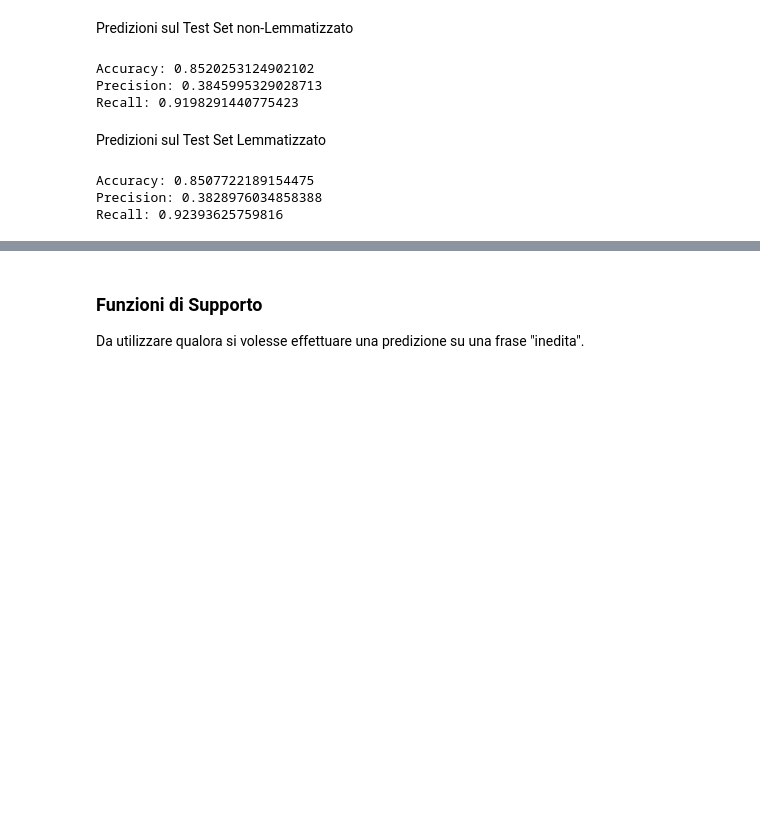
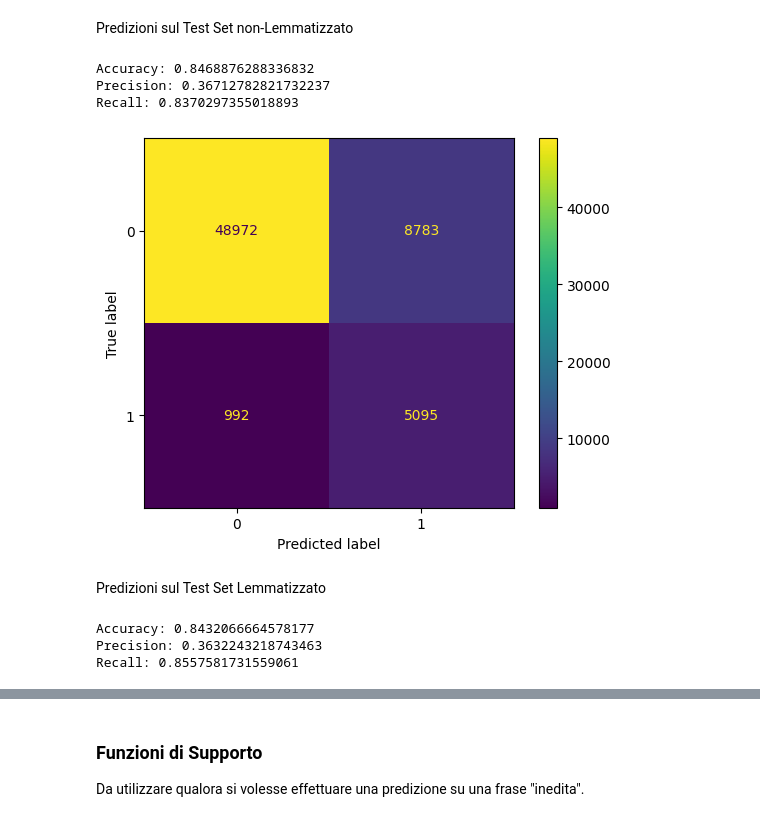
Before and after one commit to AlessandroPesare/DLProject, a Jupyter notebook: models/base/svm_classifier.ipynb, the cells around one changed output, grey strips where cells are left out. Cells and saved outputs as stored; diff of their text form; code cells hidden in the pictures; blank space fills up the shorter version.

```diff
--- a/models/base/svm_classifier.ipynb
+++ b/models/base/svm_classifier.ipynb
@@ -66,7 +67,7 @@ X_train_lem.shape: (30577, 49188)
 # %% [markdown]
 ## Addestramento del Modello
 # %%
-kernel = 'linear'
+kernel = 'poly'
 
 model_filename = '{}_svm_classifier.pkl'.format(kernel)
 model_lem_filename = '{}_svm_classifier_lem.pkl'.format(kernel)
@@ -115,17 +116,17 @@ with open(model_lem_filename, 'rb') as f:
 # %% [markdown]
 # Testing del Sistema
 # %%
-test_set = pd.read_csv("./../../datasets/test_set.csv")
-test_set_lem = pd.read_csv("./../../datasets/test_set_lemmatized.csv")
+test_data = pd.read_csv("./../../datasets/test_set.csv")
+test_data_lem = pd.read_csv("./../../datasets/test_set_lemmatized.csv")
 
-test_set.dropna(inplace=True)
-test_set_lem.dropna(inplace=True)
+test_data.dropna(inplace=True)
+test_data_lem.dropna(inplace=True)
 # %%
-test_set2 = test_set[test_set['toxic'] != -1]
-other_set = test_set[test_set['toxic'] == -1]
+test_set = test_data[test_data['toxic'] != -1]
+other_set = test_data[test_data['toxic'] == -1]
 
-test_set_lem = test_set_lem[test_set_lem['toxic'] != -1]
-other_set_lem = test_set_lem[test_set_lem['toxic'] == -1]
+test_set_lem = test_data_lem[test_data_lem['toxic'] != -1]
+other_set_lem = test_data_lem[test_data_lem['toxic'] == -1]
 # %%
 y_test = test_set['toxic']
 print("y_test.shape: " + str(y_test.shape))
@@ -151,9 +152,16 @@ print("Accuracy: " + str(accuracy_score(y_test, y_pred)))
 print("Precision: " + str(precision_score(y_test, y_pred)))
 print("Recall: " + str(recall_score(y_test, y_pred)))
 # %% [output]
-Accuracy: 0.8520253124902102
-Precision: 0.3845995329028713
-Recall: 0.9198291440775423
+Accuracy: 0.8468876288336832
+Precision: 0.36712782821732237
+Recall: 0.8370297355018893
+# %%
+cm = confusion_matrix(y_test, y_pred, labels=cl.classes_)
+disp = ConfusionMatrixDisplay(confusion_matrix=cm, display_labels=cl.classes_)
+disp.plot()
+plt.show()
+# %% [output]
+[figure, added]
 # %% [markdown]
 Predizioni sul Test Set Lemmatizzato
 # %%
@@ -164,6 +172,6 @@ print("Accuracy: " + str(accuracy_score(y_test, y_pred_lem)))
 print("Precision: " + str(precision_score(y_test, y_pred_lem)))
 print("Recall: " + str(recall_score(y_test, y_pred_lem)))
 # %% [output]
-Accuracy: 0.8507722189154475
-Precision: 0.3828976034858388
-Recall: 0.92393625759816
+Accuracy: 0.8432066664578177
+Precision: 0.3632243218743463
+Recall: 0.8557581731559061
```
Also changed, not shown: parts of 5 cells of this notebook.
